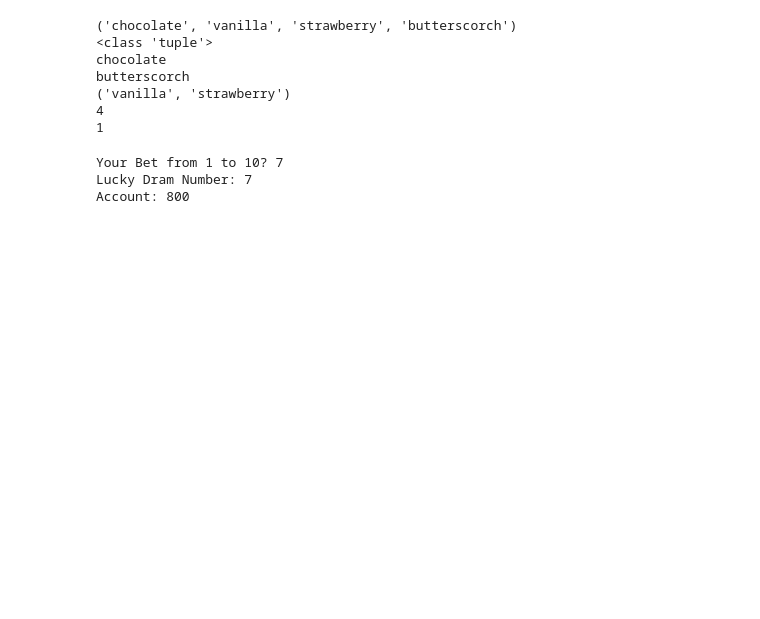
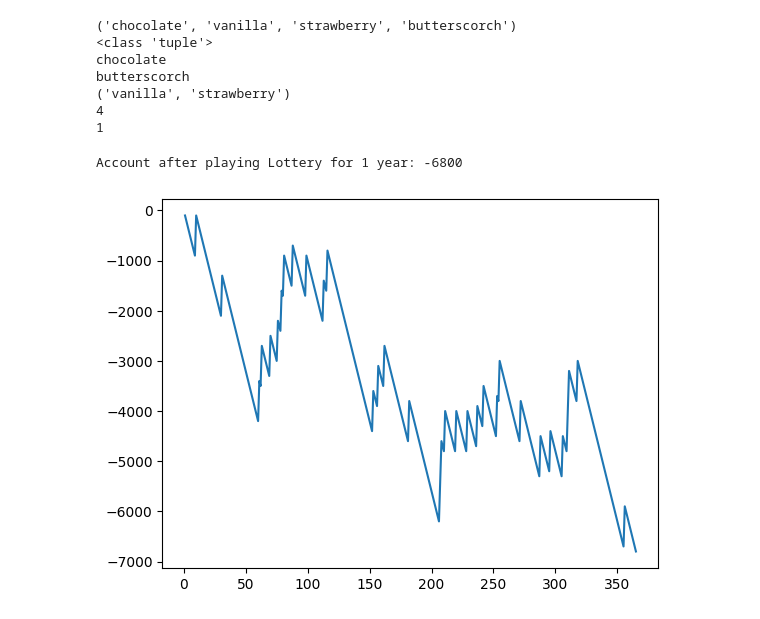
Before and after one commit to honeyhasini1448/MyPython_Projects, a Jupyter notebook: JOC_python.ipynb, the cells around one changed output. Cells and saved outputs as stored; diff of their text form; code cells hidden in the pictures; blank space fills up the shorter version.

```diff
--- a/JOC_python.ipynb
+++ b/JOC_python.ipynb
@@ -1608,17 +1608,27 @@ butterscorch
 # %%
 # Lottery Simulation - Profit or Loss
 
 import random
-bet = int(input("Your Bet from 1 to 10? "))
-lucky_draw = random.randint(1,10)
-print("Lucky Dram Number:",lucky_draw)
+import matplotlib.pyplot as plt
+
+x = []
+y = []
 account = 0
-if bet == lucky_draw:
-  account = account + 900 - 100
-else :
-  account = account - 100
-print("Account:",account)
+for i in range(365):
+    x.append(i+1)
+    bet = random.randint(1,10)
+    lucky_draw = random.randint(1,10)
+    # print("Bet Number:",bet)
+    # print("Lucky Dram Number:",lucky_draw)
+
+    if bet == lucky_draw:
+       account = account + 900 - 100
+    else :
+       account = account - 100
+    y.append(account)
+print("Account after playing Lottery for 1 year:",account)
+plt.plot(x,y)
+plt.show()
 # %% [output]
-Your Bet from 1 to 10? 7
-Lucky Dram Number: 7
-Account: 800
+Account after playing Lottery for 1 year: -6800
+[figure, added]
```
